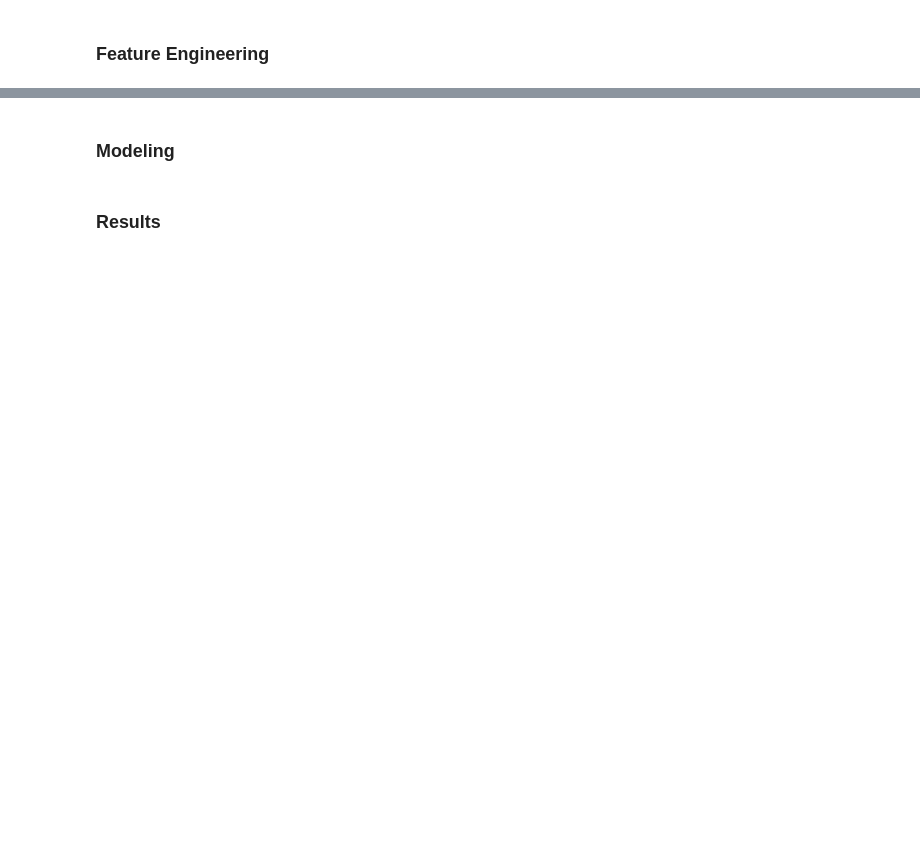
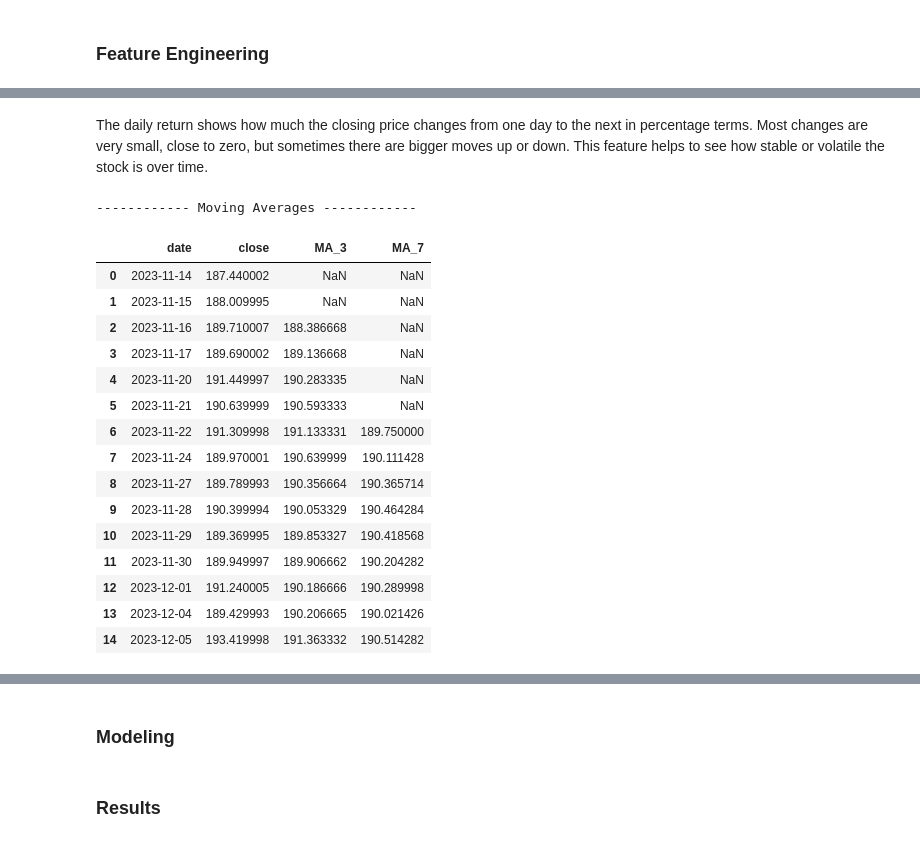
Before and after one commit to danielAcl9/StockPredictor, a Jupyter notebook: main.ipynb, the cells around one changed output, grey strips where cells are left out. Cells and saved outputs as stored; diff of their text form; code cells hidden in the pictures; blank space fills up the shorter version.

Commit message:
Peformed Daily Return, Moving Averages for 3 & 7 days, Volatility & Lag Features

```diff
--- a/main.ipynb
+++ b/main.ipynb
@@ -144,16 +144,13 @@ See the caveats in the documentation: https://pandas.pydata.org/pandas-docs/stab
   df_price['date'] = pd.to_datetime(df_price['date']).dt.date
 # %%
 # Add news count per day to the news dataframe
-news_agg = df_news.groupby('date').agg({
-    'headline': 'count'
-}).reset_index()
-news_agg.rename(columns={'headline': 'news_count'}, inplace=True)
+news_agg = df_news.groupby('date').size().reset_index(name='news_count')
 # %%
 # Combine prices and news data on the 'date' column
 df_final = pd.merge(df_price, news_agg, on='date', how='left')
 
 # Fill NaN values in 'news_count' with 0 (days with no news)
-df_final['news_count'] = df_final['news_count'].fillna(0)
+df_final['news_count'] = df_final['news_count'].fillna(0).astype(int)
 # %%
 df_final.head(10)
 # %% [output]
@@ -172,0 +205,26 @@ df_final.head(10)
+# %% [markdown]
+The daily return shows how much the closing price changes from one day to the next in percentage terms. Most changes are very small, close to zero, but sometimes there are bigger moves up or down. This feature helps to see how stable or volatile the stock is over time.
+# %%
+# Moving averages (trend indicators)
+df_final['MA_3'] = df_final['close'].rolling(window=3).mean()   # 3-day moving average
+df_final['MA_7'] = df_final['close'].rolling(window=7).mean()   # 7-day moving average
+print("------------ Moving Averages ------------")
+df_final[['date', 'close', 'MA_3', 'MA_7']].head(15)
+# %% [output]
+------------ Moving Averages ------------
+|  | date | close | MA_3 | MA_7 |
+| 0 | 2023-11-14 | 187.440002 | NaN | NaN |
+| 1 | 2023-11-15 | 188.009995 | NaN | NaN |
+| 2 | 2023-11-16 | 189.710007 | 188.386668 | NaN |
+| 3 | 2023-11-17 | 189.690002 | 189.136668 | NaN |
+| 4 | 2023-11-20 | 191.449997 | 190.283335 | NaN |
+| 5 | 2023-11-21 | 190.639999 | 190.593333 | NaN |
+| 6 | 2023-11-22 | 191.309998 | 191.133331 | 189.750000 |
+| 7 | 2023-11-24 | 189.970001 | 190.639999 | 190.111428 |
+| 8 | 2023-11-27 | 189.789993 | 190.356664 | 190.365714 |
+| 9 | 2023-11-28 | 190.399994 | 190.053329 | 190.464284 |
+| 10 | 2023-11-29 | 189.369995 | 189.853327 | 190.418568 |
+| 11 | 2023-11-30 | 189.949997 | 189.906662 | 190.204282 |
+| 12 | 2023-12-01 | 191.240005 | 190.186666 | 190.289998 |
+| 13 | 2023-12-04 | 189.429993 | 190.206665 | 190.021426 |
+| 14 | 2023-12-05 | 193.419998 | 191.363332 | 190.514282 |
```
Also changed, not shown: parts of 8 cells of this notebook.
